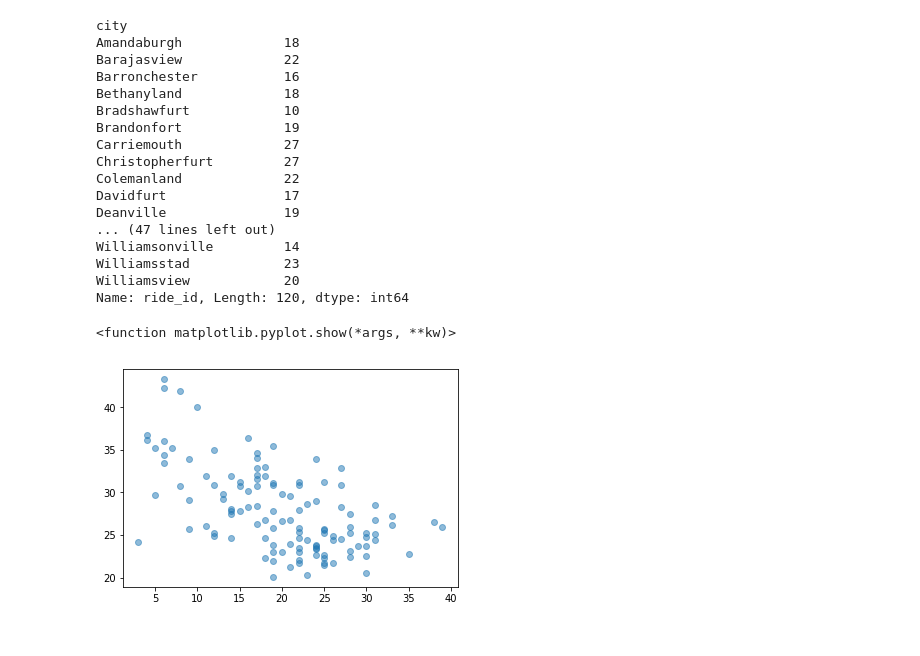
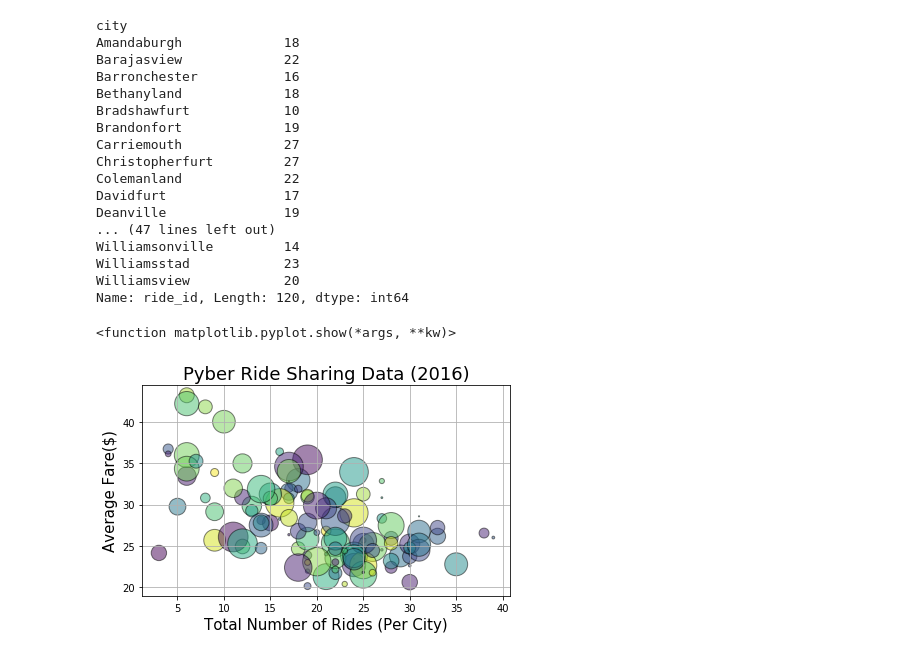
Before and after one commit to damuakula/Pyber_challenge, a Jupyter notebook: pyber_scatter.ipynb, the cells around one changed output. Saved outputs shown, nothing was run; the diff lists cells and outputs as text; code cells hidden in the pictures.

```diff
--- a/pyber_scatter.ipynb
+++ b/pyber_scatter.ipynb
@@ -112,10 +112,21 @@ Williamsonville         14
 Williamsstad            23
 Williamsview            20
 Name: ride_id, Length: 120, dtype: int64
-# %%
-#plt.scatter(x, y, c=colors, s=area, alpha=0.5)
-plt.scatter(total_rides_per_city, average_fare_per_city, alpha=0.5)
-plt.show
-# %% [output]
-<function matplotlib.pyplot.show(*args, **kw)>
-[figure, removed]
+# %%
+colors = np.random.rand(len(total_rides_per_city))
+area = (30 * np.random.rand(len(total_rides_per_city)))**2
+
+fig, ax = plt.subplots()
+ax.scatter(total_rides_per_city, average_fare_per_city, s=area, c=colors, facecolors="red", edgecolors="black", alpha=0.5)
+
+ax.set_xlabel('Total Number of Rides (Per City)', fontsize=15)
+ax.set_ylabel('Average Fare($)', fontsize=15)
+ax.set_title('Pyber Ride Sharing Data (2016)',fontsize=18)
+
+plt.grid(True)
+fig.tight_layout()
+
+plt.show
+# %% [output]
+<function matplotlib.pyplot.show(*args, **kw)>
+[figure, added]
```
